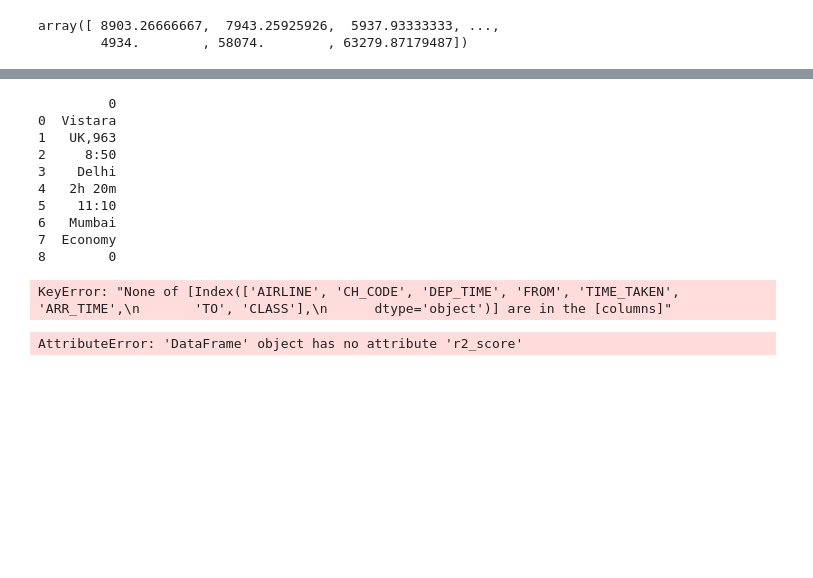
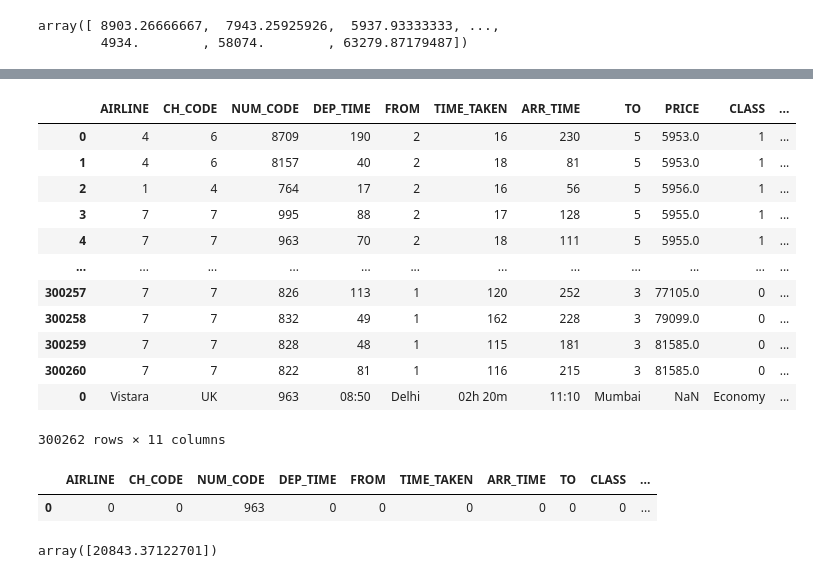
Before and after one commit to Pranshu5927/Flight-Price-Prediction, a Jupyter notebook: FlightPricePrediction (1).ipynb, the cells around one changed output, grey strips where cells are left out. Cells and saved outputs as stored; diff of their text form; code cells hidden in the pictures; blank space fills up the shorter version.

```diff
--- a/FlightPricePrediction (1).ipynb
+++ b/FlightPricePrediction (1).ipynb
@@ -757,22 +831,20 @@ array([ 8903.26666667,  7943.25925926,  5937.93333333, ...,
 # %%
-
-lst=['Vistara','UK,963','8:50','Delhi','2h 20m','11:10','Mumbai','Economy',0]
-df_test = pd.DataFrame(lst)
-print(df_test)
-encoded_df_test = pd.get_dummies(df_test, columns=categorical_columns)
+lst=[['Vistara','UK','963','08:50','Delhi','02h 20m','11:10','Mumbai','Economy','0']]
+df_test = pd.DataFrame(lst,columns =['AIRLINE', 'CH_CODE','NUM_CODE','DEP_TIME', 'FROM', 'TIME_TAKEN', 'ARR_TIME','TO','CLASS','NUMBER_OF_STOPS'])
+df_test
+df_User=pd.concat([df_back_up,df_test],axis=0)
+df_User
 # %% [output]
+|  | AIRLINE | CH_CODE | NUM_CODE | DEP_TIME | FROM | TIME_TAKEN | ARR_TIME | TO | PRICE | CLASS | ... |
+| 0 | 4 | 6 | 8709 | 190 | 2 | 16 | 230 | 5 | 5953.0 | 1 | ... |
+| 1 | 4 | 6 | 8157 | 40 | 2 | 18 | 81 | 5 | 5953.0 | 1 | ... |
+| 2 | 1 | 4 | 764 | 17 | 2 | 16 | 56 | 5 | 5956.0 | 1 | ... |
+| 3 | 7 | 7 | 995 | 88 | 2 | 17 | 128 | 5 | 5955.0 | 1 | ... |
+| 4 | 7 | 7 | 963 | 70 | 2 | 18 | 111 | 5 | 5955.0 | 1 | ... |
+| ... | ... | ... | ... | ... | ... | ... | ... | ... | ... | ... | ... |
+| 300257 | 7 | 7 | 826 | 113 | 1 | 120 | 252 | 3 | 77105.0 | 0 | ... |
+| 300258 | 7 | 7 | 832 | 49 | 1 | 162 | 228 | 3 | 79099.0 | 0 | ... |
+| 300259 | 7 | 7 | 828 | 48 | 1 | 115 | 181 | 3 | 81585.0 | 0 | ... |
+| 300260 | 7 | 7 | 822 | 81 | 1 | 116 | 215 | 3 | 81585.0 | 0 | ... |
+| 0 | Vistara | UK | 963 | 08:50 | Delhi | 02h 20m | 11:10 | Mumbai | NaN | Economy | ... |
-         0
-0  Vistara
-1   UK,963
-2     8:50
-3    Delhi
-4   2h 20m
-5    11:10
-6   Mumbai
-7  Economy
-8        0
+300262 rows × 11 columns
-KeyError: "None of [Index(['AIRLINE', 'CH_CODE', 'DEP_TIME', 'FROM', 'TIME_TAKEN', 'ARR_TIME',\n       'TO', 'CLASS'],\n      dtype='object')] are in the [columns]"
-# %%
-y_pred_dt = dt1.predict()
-# %% [output]
-AttributeError: 'DataFrame' object has no attribute 'r2_score'
@@ -778,0 +864,13 @@ AttributeError: 'DataFrame' object has no attribute 'r2_score'
+# %%
+df_test
+# %% [output]
+|  | AIRLINE | CH_CODE | NUM_CODE | DEP_TIME | FROM | TIME_TAKEN | ARR_TIME | TO | CLASS | ... |
+| 0 | 0 | 0 | 963 | 0 | 0 | 0 | 0 | 0 | 0 | ... |
+# %%
+rf = RandomForestRegressor(n_estimators=100, max_depth=20, random_state=75)
+rf.fit(X_train, y_train)
+
+y_pred_rf = rf.predict(df_test)
+y_pred_rf
+# %% [output]
+array([20843.37122701])
```
Also changed, not shown: parts of 23 cells of this notebook.
